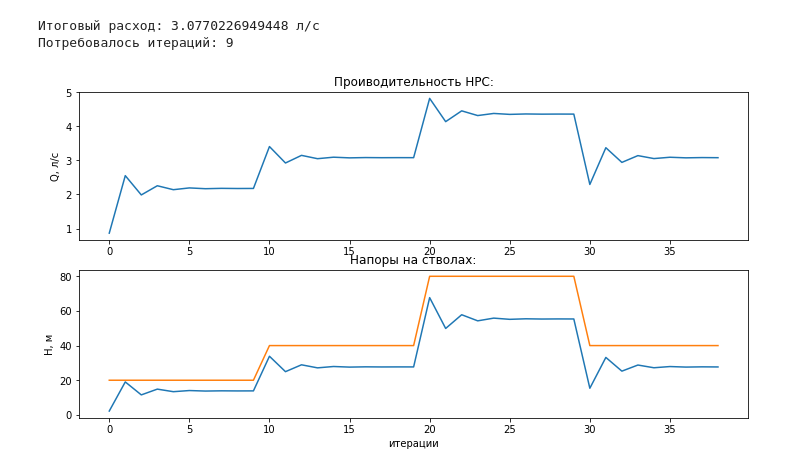
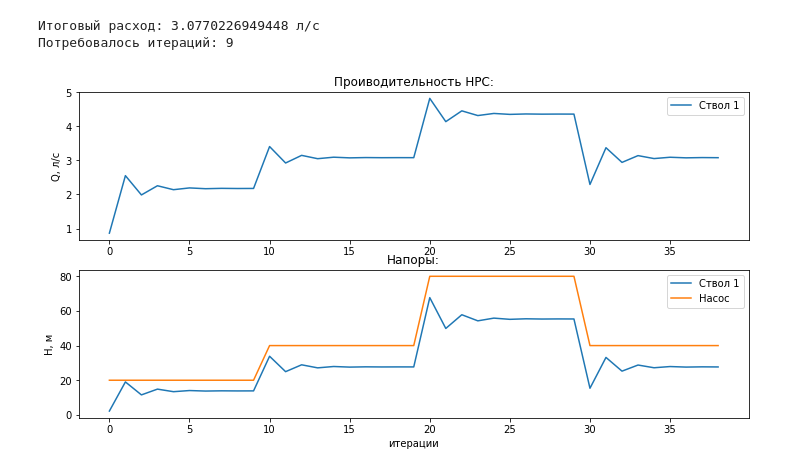
Before and after one commit to Obsidian-pb/NRS_modeller, a Jupyter notebook: workFolder/simple_NRS.ipynb, the cells around one changed output. Cells and saved outputs as stored; diff of their text form; code cells hidden in the pictures.

```diff
--- a/workFolder/simple_NRS.ipynb
+++ b/workFolder/simple_NRS.ipynb
@@ -127,16 +130,17 @@ print("Потребовалось итераций: {}".format(iters_count))
 # %%
 # Выведем графики
 fig, axs = plt.subplots(2, 1, figsize=(12, 6))
 axs[0].plot(watcher_nozzle1.history()['q'], label=nozzle1.name)
 axs[0].set_title('Проиводительность НРС:')
-# axs[0].set_xlabel('итерации')
 axs[0].set_ylabel('Q, л/с')
+axs[0].legend(fontsize=10)
 
 axs[1].plot(watcher_nozzle1.history()['H_in'], label=nozzle1.name)
-axs[1].plot(watcher_pump.history()['H_add'], label=pump.name)
-axs[1].set_title('Напоры на стволах:')
+axs[1].plot(watcher_pump.history()['H_add'], label=pump.name, )
+axs[1].set_title('Напоры:')
 axs[1].set_xlabel('итерации')
 axs[1].set_ylabel('Н, м')
+axs[1].legend(fontsize=10)
 plt.show()
 # %% [output]
-[figure, old version]
+[figure, new version]
```
Also changed, not shown: parts of 2 cells of this notebook, 4 other files.
